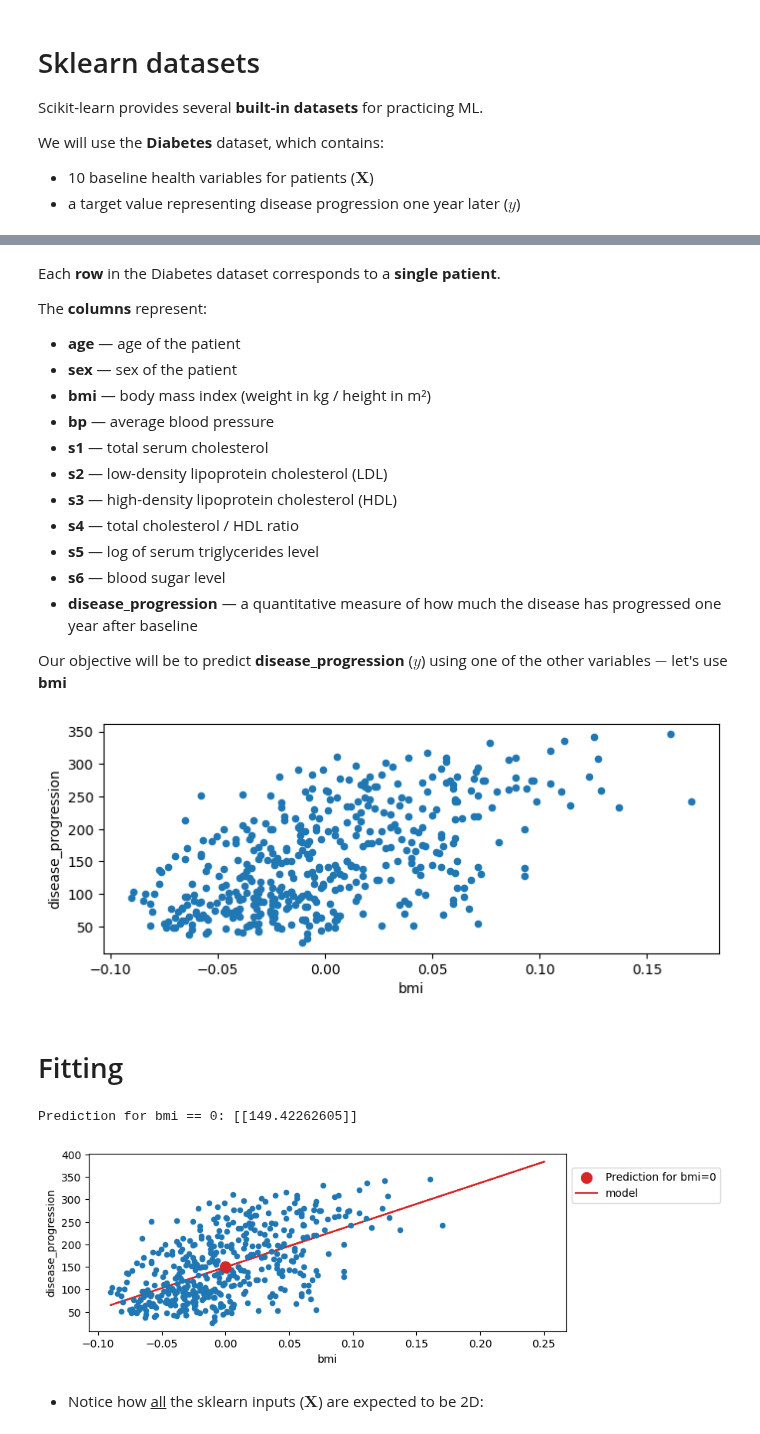
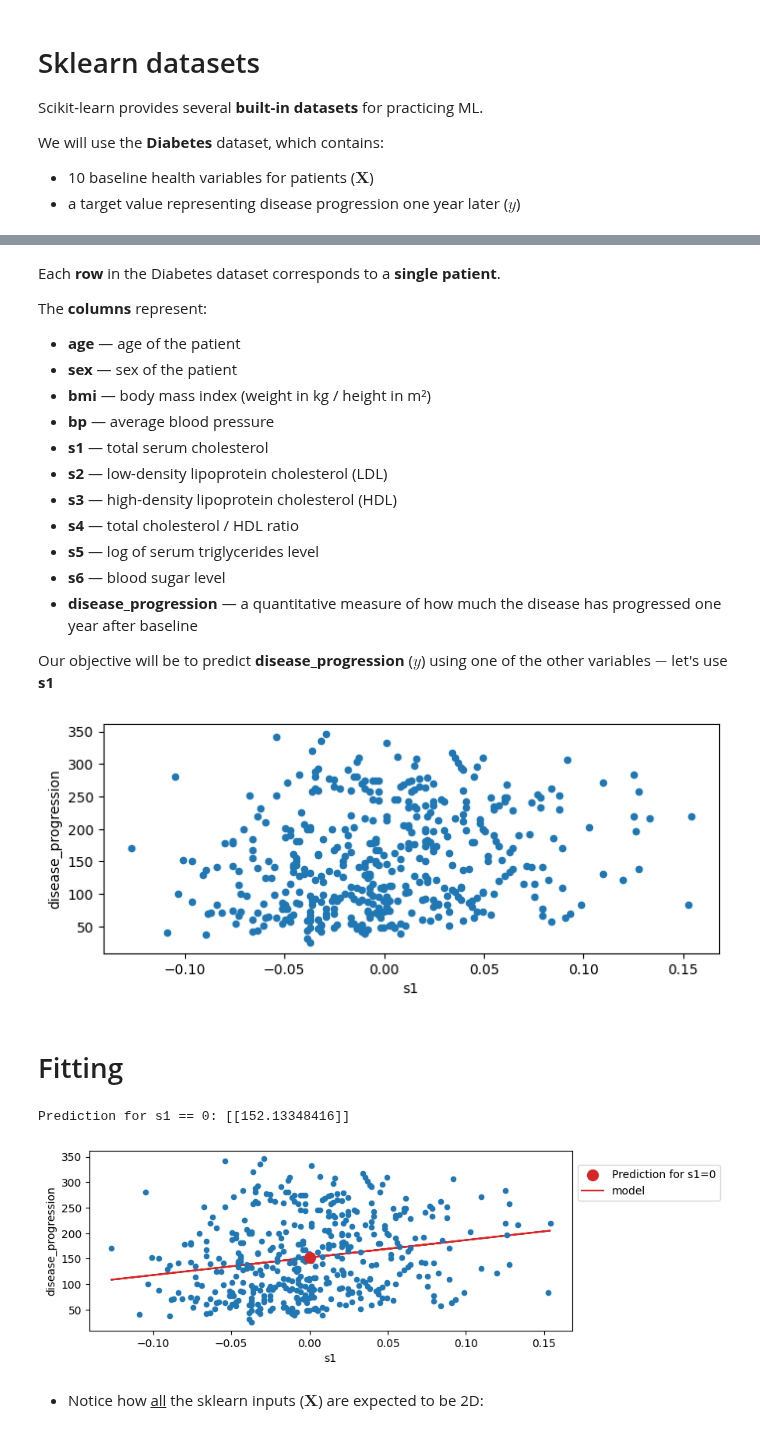
Before and after one commit to gitpeblo/ML_book, a Jupyter notebook: ML_book_site/chapters/chapter3/C30_using_sklearn.ipynb, the cells around one changed output, grey strips where cells are left out. Drawn from its saved outputs; the diff is of its cells as text; code cells hidden in the pictures.

```diff
--- a/ML_book_site/chapters/chapter3/C30_using_sklearn.ipynb
+++ b/ML_book_site/chapters/chapter3/C30_using_sklearn.ipynb
@@ -60,22 +60,22 @@ The **columns** represent:
 - **s6** — blood sugar level
 - **disease_progression** — a quantitative measure of how much the disease has progressed one year after baseline
 
-Our objective will be to predict **disease_progression** ($y$) using one of the other variables $-$ let's use **bmi**
+Our objective will be to predict **disease_progression** ($y$) using one of the other variables $-$ let's use **s1**
 # %%
 import numpy as np
 import matplotlib.pyplot as plt
 
 # Prepare the data
-X = np.c_[df_data["bmi"]]
+X = np.c_[df_data["s1"]]
 y = np.c_[df_data["disease_progression"]] # 2D array
 # OR:
 #y = np.c_[df_data["**disease_progression**"]].flatten() # 1D array
 
 # Visualize the data (using pandas plotting methods)
-df_data.plot(kind='scatter', x='bmi', y='disease_progression', figsize=(8,3))
+df_data.plot(kind='scatter', x='s1', y='disease_progression', figsize=(8,3))
 plt.show()
 # %% [output]
-[figure, old version]
+[figure, new version]
 # %% [markdown]
 # Fitting
 # %%
@@ -83,39 +83,39 @@ plt.show()
 import sklearn.linear_model
 
 model = sklearn.linear_model.LinearRegression()
 '''
 That is all there is to do in `sklearn` to define a linear model!
 
 # This defines the generic multi-dimensional linear model (see previous lecture).
 # The actual dimensionality of the model is sorted out internally, from the data
 # we will pass.
 # '''
 
 # Train the model
 model.fit(X, y)
 
-# Make a prediction for bmi == 0
+# Make a prediction for s1 == 0
 X_new = [[0.0]]
-print('Prediction for bmi == 0: %s' % model.predict(X_new))
+print('Prediction for s1 == 0: %s' % model.predict(X_new))
 
 # Plot prediction on top of previous plot
-df_data.plot(kind='scatter', x='bmi', y='disease_progression', figsize=(8,3))
-plt.scatter(X_new, model.predict(X_new), c='C3', s=100, label='Prediction for bmi=0')
+df_data.plot(kind='scatter', x='s1', y='disease_progression', figsize=(8,3))
+plt.scatter(X_new, model.predict(X_new), c='C3', s=100, label='Prediction for s1=0')
 '''When we plotted above, we created a `figure` object implicitly.
 If you keep plotting without invoking `plt.show()`, you keep adding to the
 same figure.'''
 
 # Predict for the whole training set
 yhat = model.predict(X)
 
 # Plot all predictions
 plt.plot(X, yhat, label='model', c='C3', zorder=-1)
 
 plt.legend(loc='upper left', bbox_to_anchor=(1., 0.95))
 plt.show()
 # %% [output]
-Prediction for bmi == 0: [[149.42262605]]
+Prediction for s1 == 0: [[152.13348416]]
-[figure, old version]
+[figure, new version]
 # %% [markdown]
 - Notice how <u>all</u> the sklearn inputs ($\pmb{X}$) are expected to be 2D:
 # %%
```
Also changed, not shown: parts of 8 cells of this notebook, 1 other file.
